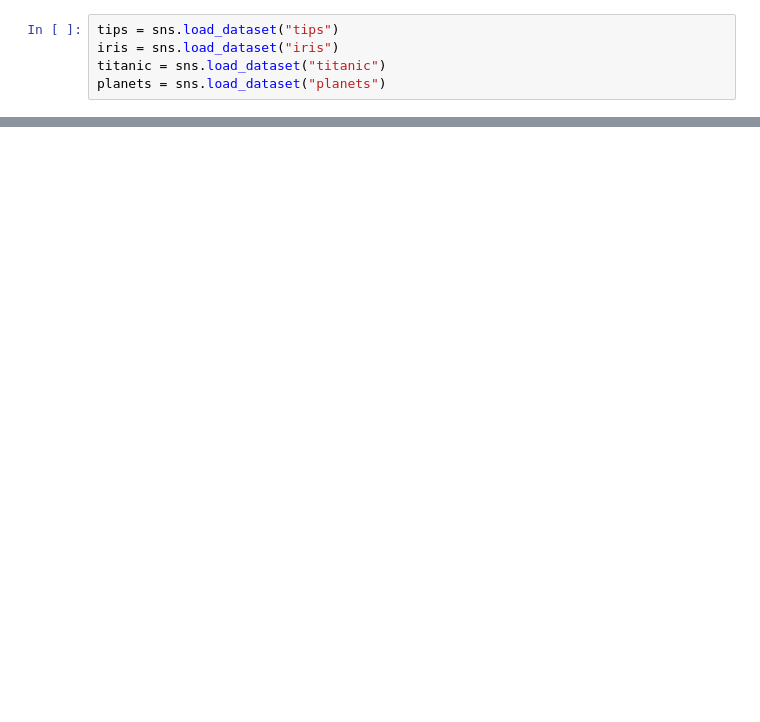
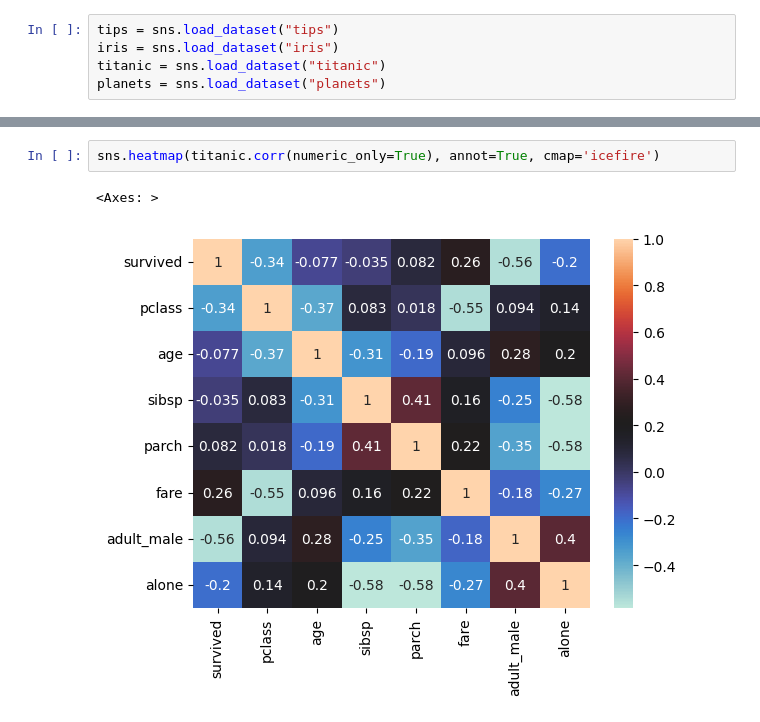
Before and after one commit to AM-Xavier/Python, a Jupyter notebook: Data Analysis/Libraries/Seaborn/datasets.ipynb, the cells around one changed output, grey strips where cells are left out. Drawn from its saved outputs; the diff is of its cells as text; blank space fills up the shorter version.

```diff
--- a/Data Analysis/Libraries/Seaborn/datasets.ipynb
+++ b/Data Analysis/Libraries/Seaborn/datasets.ipynb
@@ -68,0 +75,5 @@ sns.boxplot(x='day', y='total_bill', data=tips, hue='sex', palette='RdYlBu')
+# %%
+sns.heatmap(titanic.corr(numeric_only=True), annot=True, cmap='icefire')
+# %% [output]
+<Axes: >
+[figure, added]
```
Also changed, not shown: parts of 18 cells of this notebook.
